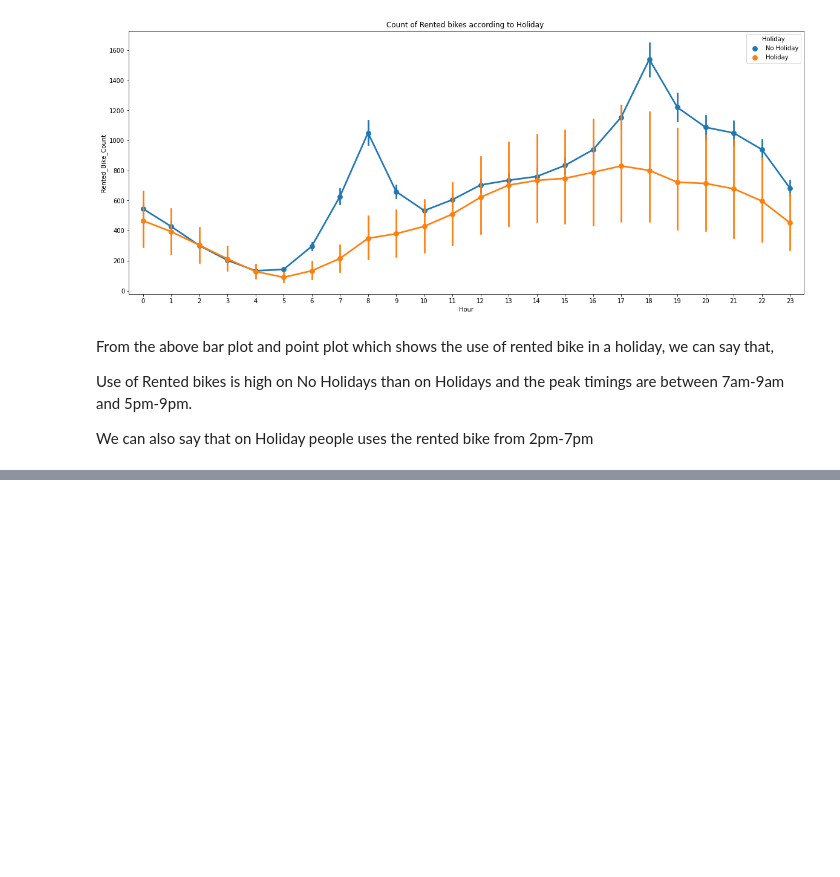
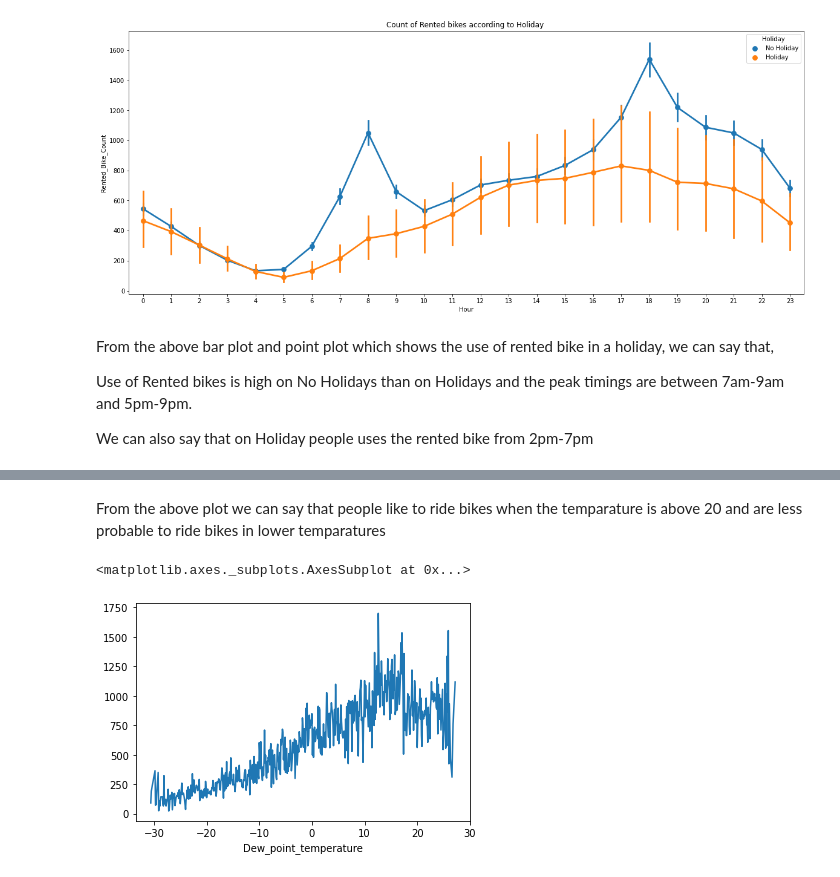
Before and after one commit to alphamale126/Seoul-Bike-Sharing-Demand-Prediction, a Jupyter notebook: Copy_of_Bike_Sharing_Demand_Prediction_Capstone_Project.ipynb, the cells around one changed output, grey strips where cells are left out. Cells and saved outputs as stored; diff of their text form; code cells hidden in the pictures; blank space fills up the shorter version.

```diff
--- a/Copy_of_Bike_Sharing_Demand_Prediction_Capstone_Project.ipynb
+++ b/Copy_of_Bike_Sharing_Demand_Prediction_Capstone_Project.ipynb
@@ -583,0 +644,8 @@ We can also say that on Holiday people uses the rented bike from 2pm-7pm
+# %% [markdown]
+From the above plot we can say that people like to ride bikes when the temparature is above 20 and are less probable to ride bikes in lower temparatures
+# %%
+#Analyzing the relationship between "Rented_Bike_Count" and "Dew_point_temperature"
+bike_df.groupby('Dew_point_temperature').mean()['Rented_Bike_Count'].plot()
+# %% [output]
+<matplotlib.axes._subplots.AxesSubplot at 0x...>
+[figure, added]
```
Also changed, not shown: parts of 51 cells of this notebook.
